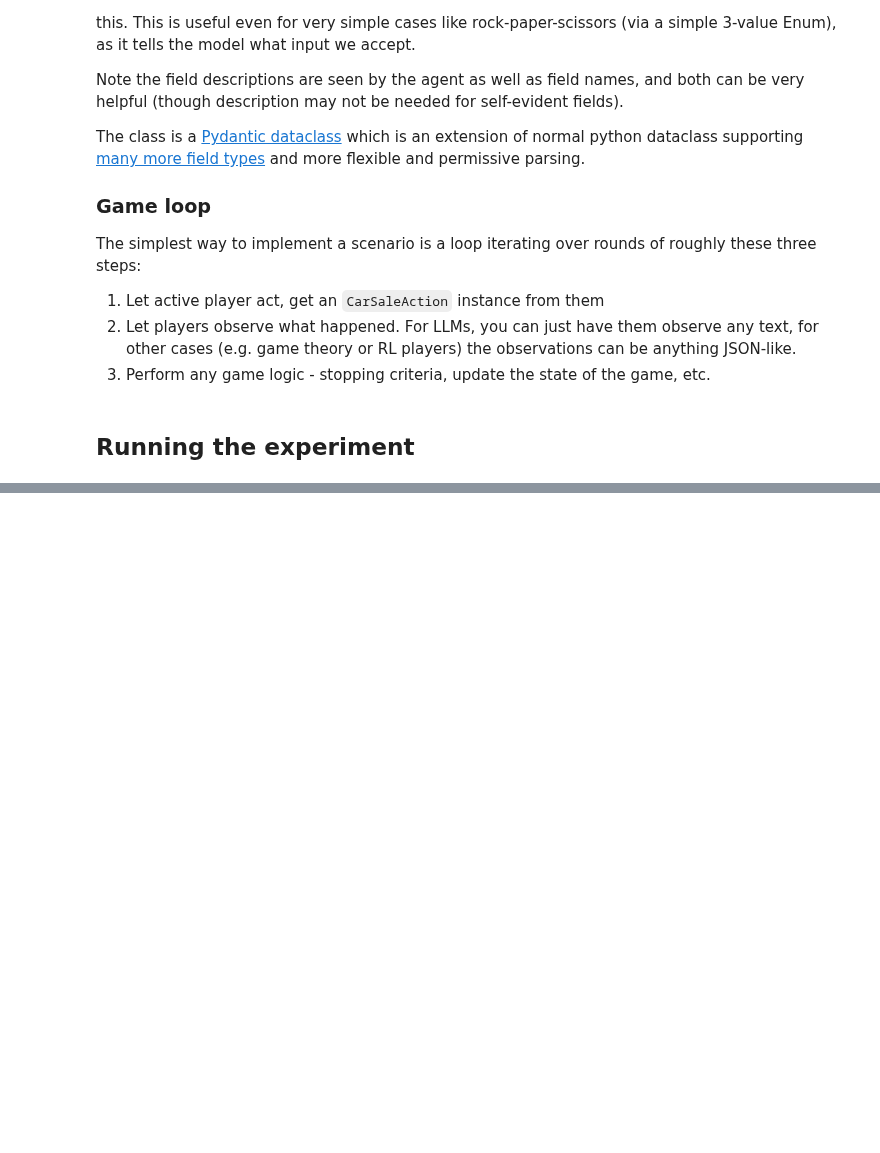
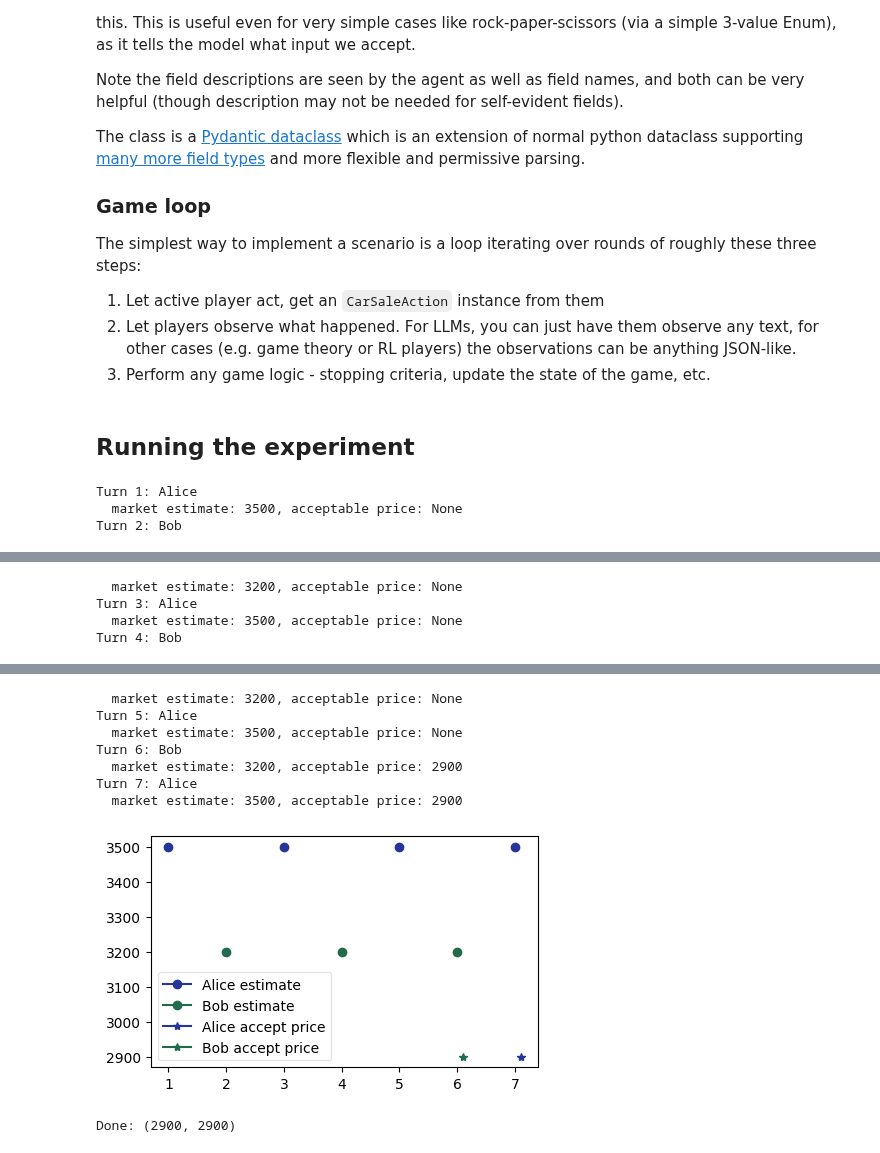
Before and after one commit to acsresearch/interlab, a Jupyter notebook: notebooks/car_negotiation.ipynb, the cells around one changed output, grey strips where cells are left out. Saved outputs shown, nothing was run; the diff lists cells and outputs as text; code cells hidden in the pictures; blank space fills up the shorter version.

```diff
--- a/notebooks/car_negotiation.ipynb
+++ b/notebooks/car_negotiation.ipynb
@@ -122,7 +130,7 @@ class CarSaleAction:
         default=False)
 
 
-def play_game(pa: actors.Actor, pb: actors.Actor, max_turns=10):
+def play_game(pa: actor.ActorBase, pb: actor.ActorBase, max_turns=10):
     # Default result
     result = "TIMEOUT"
 
@@ -183,10 +191,10 @@ def play_game(pa: actors.Actor, pb: actors.Actor, max_turns=10):
     price_history = pd.DataFrame(price_history)
     plt.figure(figsize=(5,3))
     x = price_history["round"]
-    plt.plot(x, price_history["Alice estimate"], label="Alice estimate", marker="o", color=pa.style["fg_color"])
-    plt.plot(x, price_history["Bob estimate"], label="Bob estimate", marker="o", color=pb.style["fg_color"])
-    plt.plot(x + 0.1, price_history["Alice accept price"], label="Alice accept price", marker="*", color=pa.style["fg_color"])
-    plt.plot(x + 0.1, price_history["Bob accept price"], label="Bob accept price", marker="*", color=pb.style["fg_color"])
+    plt.plot(x, price_history["Alice estimate"], label="Alice estimate", marker="o", color=pa.style["color"])
+    plt.plot(x, price_history["Bob estimate"], label="Bob estimate", marker="o", color=pb.style["color"])
+    plt.plot(x + 0.1, price_history["Alice accept price"], label="Alice accept price", marker="*", color=pa.style["color"])
+    plt.plot(x + 0.1, price_history["Bob accept price"], label="Bob accept price", marker="*", color=pb.style["color"])
     plt.legend(fancybox=True, framealpha=0.5)
 
     # Also log the plot in a context event - find it in the context browser!
@@ -200,17 +208,18 @@ def play_game(pa: actors.Actor, pb: actors.Actor, max_turns=10):
 # %% [markdown]
 ## Running the experiment
 # %%
-# Select player engines (any combination)
+# Select player engines (any combination, also depending on the API keys you have available)
 
 e3 = langchain.OpenAI(model_name="text-davinci-003")
 e35 = langchain.chat_models.ChatOpenAI(model_name='gpt-3.5-turbo')
 e4 = langchain.chat_models.ChatOpenAI(model_name='gpt-4')
 eC = langchain.chat_models.ChatAnthropic(model="claude-2")
 
-pa = actors.llm_actors.OneShotLLMActor("Alice", eC, INITIAL_PROMPT_ALICE)
-#pb = actors.llm_actors.OneShotLLMActor("Bob", e35, INITIAL_PROMPT_BOB)
+pa = actor.OneShotLLMActor("Alice", e35, INITIAL_PROMPT_ALICE)
+#pb = actor.OneShotLLMActor("Bob", eC, INITIAL_PROMPT_BOB)
 # Or you can choose the chain-of-thought (CoT) agent:
-pb = actors.llm_actors.SimpleCoTLLMActor("Bob", e35, INITIAL_PROMPT_BOB)
+from interlab_zoo.actors.simple_cot_actor import SimpleCoTLLMActor
+pb = SimpleCoTLLMActor("Bob", e35, INITIAL_PROMPT_BOB)
 
 # Run the game in a context with storage ("root context", otherwise no contexts are stored!)
 
@@ -218,3 +227,7 @@ with Context(f"game-cars", storage=storage) as c:
     r = play_game(pa, pb, 12)
     c.set_result(r)
     print(f"Done: {r}")
+# %% [output]
+Turn 1: Alice
+  market estimate: 3500, acceptable price: None
+Turn 2: Bob
@@ -220,0 +235,4 @@ with Context(f"game-cars", storage=storage) as c:
+  market estimate: 3200, acceptable price: None
+Turn 3: Alice
+  market estimate: 3500, acceptable price: None
+Turn 4: Bob
@@ -220,0 +240,9 @@ with Context(f"game-cars", storage=storage) as c:
+  market estimate: 3200, acceptable price: None
+Turn 5: Alice
+  market estimate: 3500, acceptable price: None
+Turn 6: Bob
+  market estimate: 3200, acceptable price: 2900
+Turn 7: Alice
+  market estimate: 3500, acceptable price: 2900
+[figure, added]
+Done: (2900, 2900)
```
Also changed, not shown: parts of 4 cells of this notebook, 1 other file.
